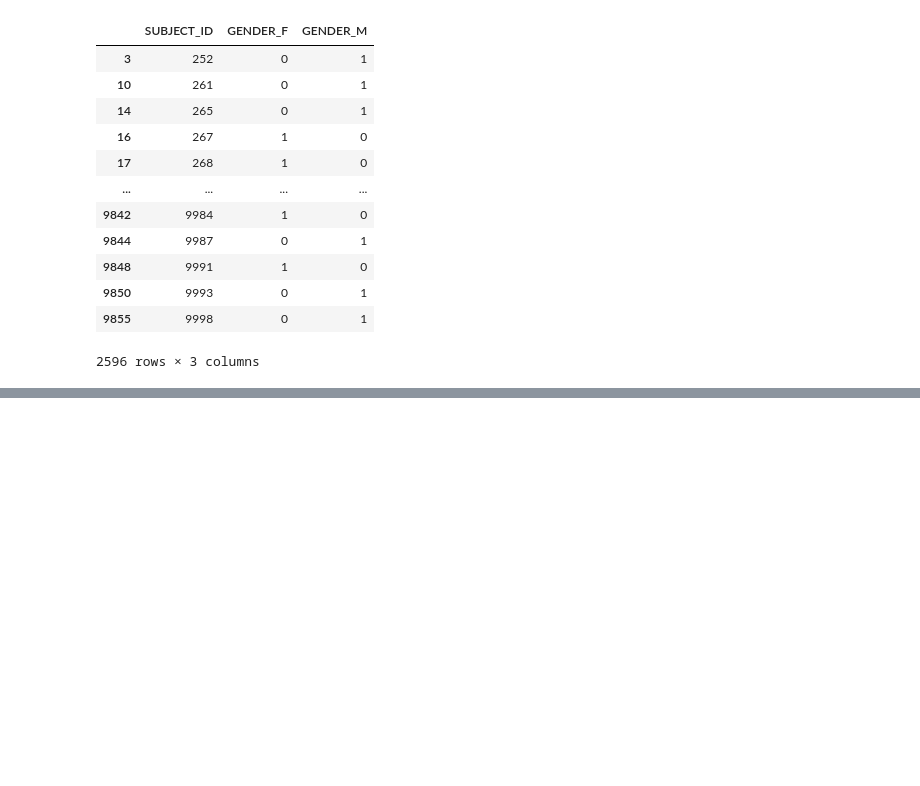
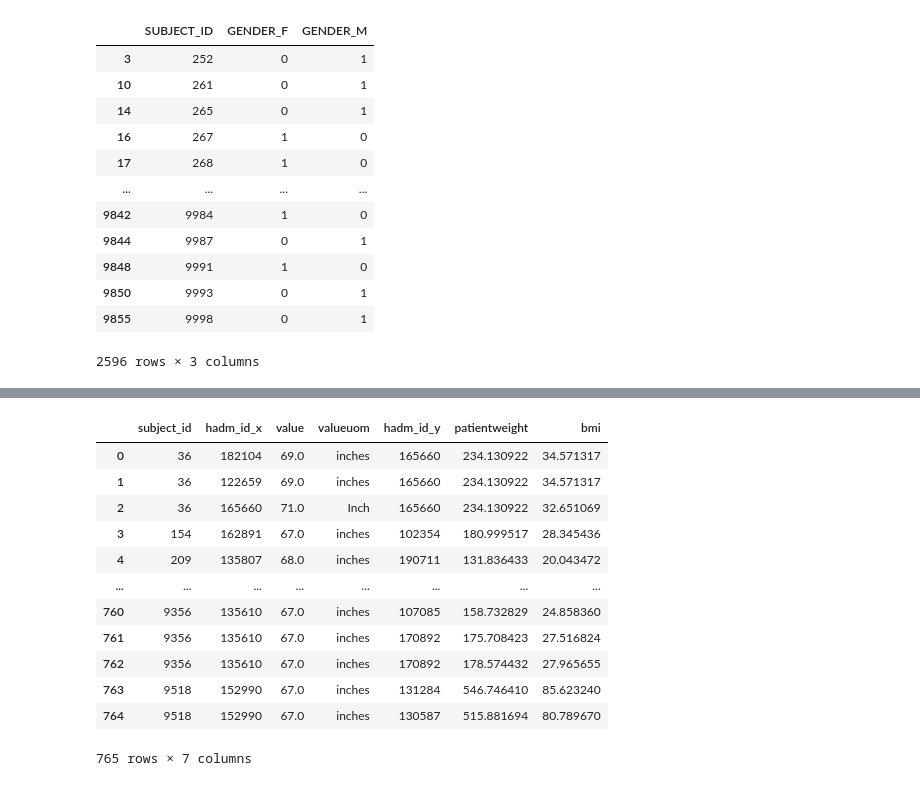
Before and after one commit to zhiyue13/cobalt, a Jupyter notebook: Demographic Features Extraction.ipynb, the cells around one changed output, grey strips where cells are left out. Cells and saved outputs as stored; diff of their text form; code cells hidden in the pictures; blank space fills up the shorter version.

```diff
--- a/Demographic Features Extraction.ipynb
+++ b/Demographic Features Extraction.ipynb
@@ -227,0 +225,52 @@ Text(0.5, 0, 'Age')
+# %%
+from sqlalchemy import create_engine
+
+# Postgres username, password, database name
+# @team - you'll need to change this according to what your Postgres info is under the Properties tab of your server in PgAdmin
+POSTGRES_ADDRESS = '127.0.0.1'
+POSTGRES_PORT= '5432'
+POSTGRES_USERNAME= 'postgres'
+POSTGRES_PASSWORD= 'password'
+POSTGRES_DBNAME = 'mimic'
+
+# putting in info
+postgres_str = ('postgresql://{username}:{password}@{ipaddress}:{port}/{dbname}'.format(username=POSTGRES_USERNAME,password=POSTGRES_PASSWORD,ipaddress=POSTGRES_ADDRESS,port=POSTGRES_PORT,dbname=POSTGRES_DBNAME))
+
+# Create the connection
+cnx = create_engine(postgres_str)
+# %%
+# Height 920, 1394, 4187, 3486, 226707
+height=pd.read_sql_query('''SELECT subject_id, hadm_id, value, valueuom
+FROM chartevents
+WHERE itemid=920 or itemid=1394 or itemid=4187 or itemid= 3486 or itemid=226707;''',cnx)
+height=height[height['subject_id'].isin(unique_ids)]
+height=height.drop_duplicates()
+height = height.replace(to_replace='None', value=np.nan).dropna()
+# %%
+# Weight - patientweight from inputevents_mv
+weight=pd.read_sql_query('''SELECT subject_id, hadm_id, patientweight FROM inputevents_mv;''',cnx)
+weight=weight[weight['subject_id'].isin(unique_ids)]
+weight=weight.drop_duplicates()
+# %%
+# BMI
+weight_height=height.merge(weight,how='inner',on='subject_id')
+weight_height.patientweight=weight_height.patientweight/0.45359237
+weight_height['value']=weight_height['value'].apply(lambda x: float(x))
+
+weight_height['bmi']=703*((weight_height.patientweight)/weight_height.value**2)
+
+weight_height
+# %% [output]
+|  | subject_id | hadm_id_x | value | valueuom | hadm_id_y | patientweight | bmi |
+| 0 | 36 | 182104 | 69.0 | inches | 165660 | 234.130922 | 34.571317 |
+| 1 | 36 | 122659 | 69.0 | inches | 165660 | 234.130922 | 34.571317 |
+| 2 | 36 | 165660 | 71.0 | Inch | 165660 | 234.130922 | 32.651069 |
+| 3 | 154 | 162891 | 67.0 | inches | 102354 | 180.999517 | 28.345436 |
+| 4 | 209 | 135807 | 68.0 | inches | 190711 | 131.836433 | 20.043472 |
+| ... | ... | ... | ... | ... | ... | ... | ... |
+| 760 | 9356 | 135610 | 67.0 | inches | 107085 | 158.732829 | 24.858360 |
+| 761 | 9356 | 135610 | 67.0 | inches | 170892 | 175.708423 | 27.516824 |
+| 762 | 9356 | 135610 | 67.0 | inches | 170892 | 178.574432 | 27.965655 |
+| 763 | 9518 | 152990 | 67.0 | inches | 131284 | 546.746410 | 85.623240 |
+| 764 | 9518 | 152990 | 67.0 | inches | 130587 | 515.881694 | 80.789670 |
+765 rows × 7 columns
```
Also changed, not shown: parts of 5 cells of this notebook.
